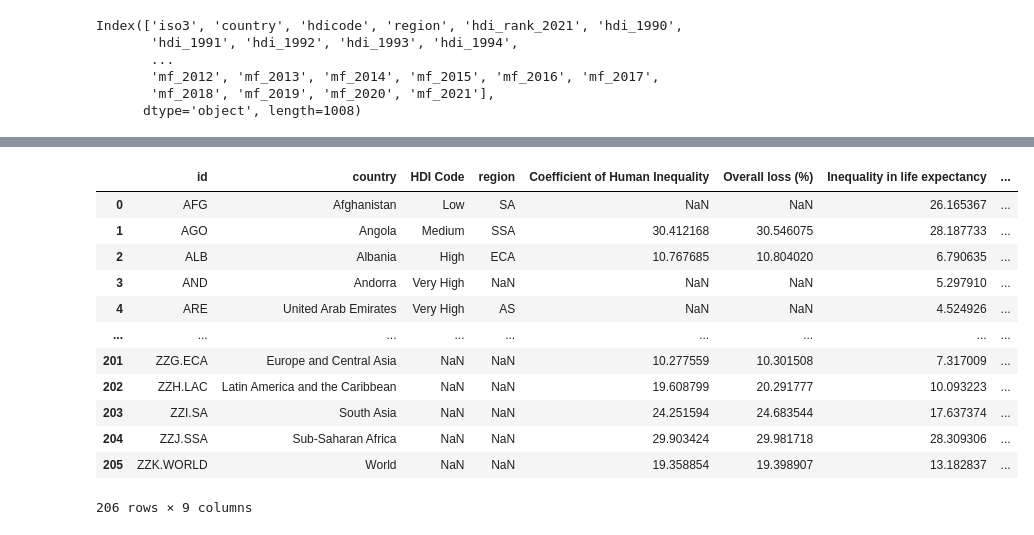
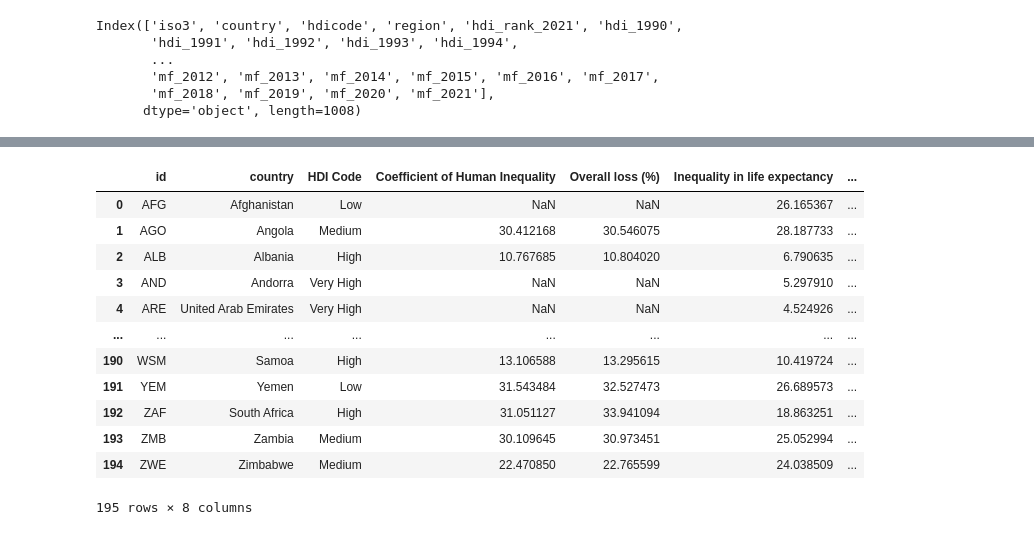
Before and after one commit to AbdullaMashaly/Human_Development_Index, a Jupyter notebook: HDI_cleaning_data.ipynb, the cells around one changed output, grey strips where cells are left out. Saved outputs shown, nothing was run; the diff lists cells and outputs as text; code cells hidden in the pictures.

```diff
--- a/HDI_cleaning_data.ipynb
+++ b/HDI_cleaning_data.ipynb
@@ -152,27 +274,31 @@ GNI_df
 # %%
 # Extract the columns we are interested in analyzing for the IHDI table for year 2021 only
 
 
-IHDI_df = HDI_df.loc[:,['iso3', 'country', 'hdicode', 'region','coef_ineq_2021','loss_2021','ineq_le_2021','ineq_edu_2021','ineq_inc_2021'
+IHDI_df = HDI_df.loc[:,['iso3', 'country', 'hdicode', 'coef_ineq_2021','loss_2021','ineq_le_2021','ineq_edu_2021','ineq_inc_2021'
                                         ]]
 
 IHDI_Renamed_df = IHDI_df.rename(columns= {"iso3": "id", "hdicode": "HDI Code", "coef_ineq_2021": "Coefficient of Human Inequality",
                     'loss_2021':'Overall loss (%)','ineq_le_2021': 'Inequality in life expectancy','ineq_edu_2021': 'Inequality in eduation',
                     'ineq_inc_2021':'Inequality in income'
                                      })
 
-IHDI_Renamed_df
+IHDI_levels= IHDI_Renamed_df.iloc[195:199,]
+IHDI_regions= IHDI_Renamed_df.iloc[200:206,]
+IHDI_countries=IHDI_Renamed_df.iloc[0:195,]
+
+IHDI_countries
 # %% [output]
-|  | id | country | HDI Code | region | Coefficient of Human Inequality | Overall loss (%) | Inequality in life expectancy | ... |
-| 0 | AFG | Afghanistan | Low | SA | NaN | NaN | 26.165367 | ... |
-| 1 | AGO | Angola | Medium | SSA | 30.412168 | 30.546075 | 28.187733 | ... |
-| 2 | ALB | Albania | High | ECA | 10.767685 | 10.804020 | 6.790635 | ... |
-| 3 | AND | Andorra | Very High | NaN | NaN | NaN | 5.297910 | ... |
-| 4 | ARE | United Arab Emirates | Very High | AS | NaN | NaN | 4.524926 | ... |
-| ... | ... | ... | ... | ... | ... | ... | ... | ... |
-| 201 | ZZG.ECA | Europe and Central Asia | NaN | NaN | 10.277559 | 10.301508 | 7.317009 | ... |
-| 202 | ZZH.LAC | Latin America and the Caribbean | NaN | NaN | 19.608799 | 20.291777 | 10.093223 | ... |
-| 203 | ZZI.SA | South Asia | NaN | NaN | 24.251594 | 24.683544 | 17.637374 | ... |
-| 204 | ZZJ.SSA | Sub-Saharan Africa | NaN | NaN | 29.903424 | 29.981718 | 28.309306 | ... |
-| 205 | ZZK.WORLD | World | NaN | NaN | 19.358854 | 19.398907 | 13.182837 | ... |
+|  | id | country | HDI Code | Coefficient of Human Inequality | Overall loss (%) | Inequality in life expectancy | ... |
+| 0 | AFG | Afghanistan | Low | NaN | NaN | 26.165367 | ... |
+| 1 | AGO | Angola | Medium | 30.412168 | 30.546075 | 28.187733 | ... |
+| 2 | ALB | Albania | High | 10.767685 | 10.804020 | 6.790635 | ... |
+| 3 | AND | Andorra | Very High | NaN | NaN | 5.297910 | ... |
+| 4 | ARE | United Arab Emirates | Very High | NaN | NaN | 4.524926 | ... |
+| ... | ... | ... | ... | ... | ... | ... | ... |
+| 190 | WSM | Samoa | High | 13.106588 | 13.295615 | 10.419724 | ... |
+| 191 | YEM | Yemen | Low | 31.543484 | 32.527473 | 26.689573 | ... |
+| 192 | ZAF | South Africa | High | 31.051127 | 33.941094 | 18.863251 | ... |
+| 193 | ZMB | Zambia | Medium | 30.109645 | 30.973451 | 25.052994 | ... |
+| 194 | ZWE | Zimbabwe | Medium | 22.470850 | 22.765599 | 24.038509 | ... |
-206 rows × 9 columns
+195 rows × 8 columns
```
Also changed, not shown: parts of 20 cells of this notebook, 22 other files.
